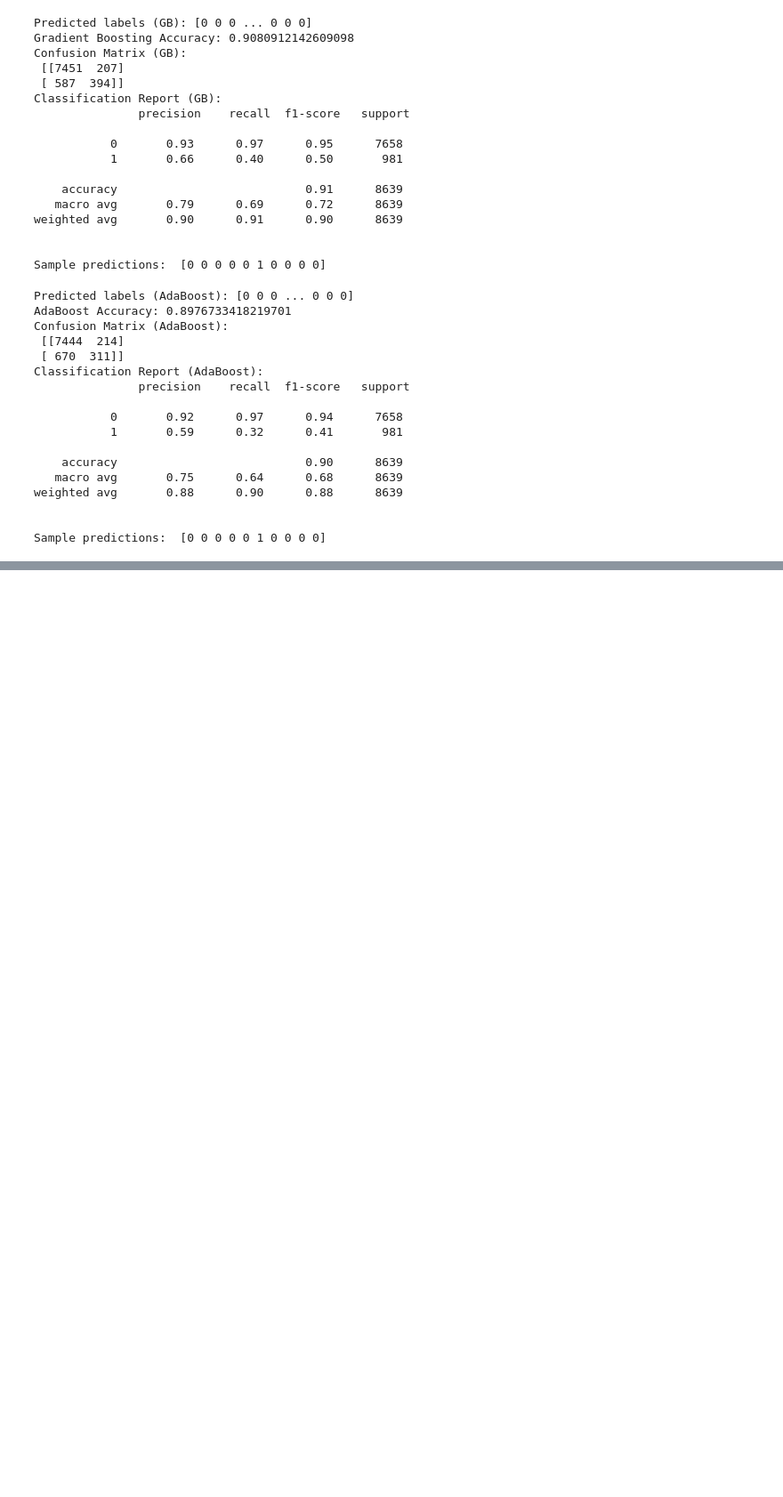
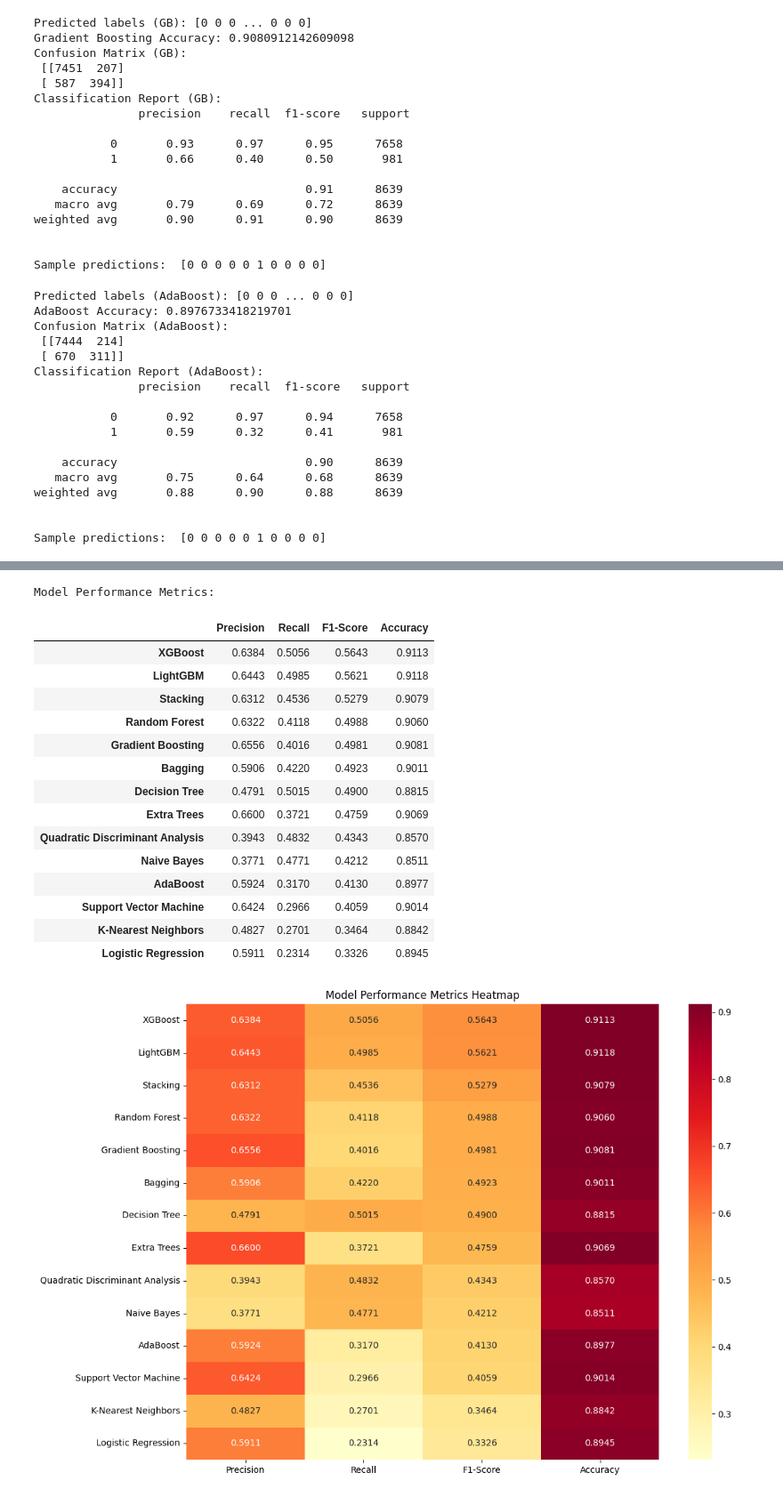
Before and after one commit to GHOST-DEKU/Mini-Project, a Jupyter notebook: bank-marketting.ipynb, the cells around one changed output, grey strips where cells are left out. Shown at 89% size. Cells and saved outputs as stored; diff of their text form; code cells hidden in the pictures; blank space fills up the shorter version.

Commit message:
Added a comaprision table at the end

```diff
--- a/bank-marketting.ipynb
+++ b/bank-marketting.ipynb
@@ -906,0 +863,77 @@ accuracy_df
+# %%
+from sklearn.metrics import precision_score, recall_score, f1_score, accuracy_score
+
+# Create a dictionary to store all metrics for each model
+model_metrics = {}
+
+def calculate_metrics(y_true, y_pred):
+    precision = precision_score(y_true, y_pred)
+    recall = recall_score(y_true, y_pred)
+    f1 = f1_score(y_true, y_pred)
+    accuracy = accuracy_score(y_true, y_pred)
+
+    return {
+        'Precision': precision,
+        'Recall': recall,
+        'F1-Score': f1,
+        'Accuracy': accuracy
+    }
+
+# Calculate metrics for each model
+models_dict = {
+    'Logistic Regression': (y_test, y_pred_lr),
+    'Random Forest': (y_test, y_pred_rf),
+    'XGBoost': (y_test, y_pred_xgb),
+    'K-Nearest Neighbors': (y_test, y_pred_knn),
+    'Support Vector Machine': (y_test, y_pred_svm),
+    'Decision Tree': (y_test, y_pred_dt),
+    'Naive Bayes': (y_test, y_pred_nb),
+    'Quadratic Discriminant Analysis': (y_test, y_pred_qda),
+    'Gradient Boosting': (y_test, y_pred_gb),
+    'AdaBoost': (y_test, y_pred_ada),
+    'LightGBM': (y_test, y_pred_lgb),
+    'Bagging': (y_test, y_pred_bag),
+    'Extra Trees': (y_test, y_pred_et),
+    'Stacking': (y_test, y_pred_stack)
+}
+
+for model_name, (y_true, y_pred) in models_dict.items():
+    model_metrics[model_name] = calculate_metrics(y_true, y_pred)
+
+# Convert to DataFrame for better visualization
+metrics_df = pd.DataFrame.from_dict(model_metrics, orient='index')
+
+# Sort by F1-Score descending
+metrics_df = metrics_df.sort_values(by='F1-Score', ascending=False)
+
+# Round values to 4 decimal places
+metrics_df = metrics_df.round(4)
+
+# Display the metrics
+print("Model Performance Metrics:")
+display(metrics_df)
+
+# Create a heatmap visualization
+plt.figure(figsize=(12, 8))
+sns.heatmap(metrics_df, annot=True, cmap='YlOrRd', fmt='.4f')
+plt.title('Model Performance Metrics Heatmap')
+plt.tight_layout()
+plt.show()
+# %% [output]
+Model Performance Metrics:
+|  | Precision | Recall | F1-Score | Accuracy |
+| XGBoost | 0.6384 | 0.5056 | 0.5643 | 0.9113 |
+| LightGBM | 0.6443 | 0.4985 | 0.5621 | 0.9118 |
+| Stacking | 0.6312 | 0.4536 | 0.5279 | 0.9079 |
+| Random Forest | 0.6322 | 0.4118 | 0.4988 | 0.9060 |
+| Gradient Boosting | 0.6556 | 0.4016 | 0.4981 | 0.9081 |
+| Bagging | 0.5906 | 0.4220 | 0.4923 | 0.9011 |
+| Decision Tree | 0.4791 | 0.5015 | 0.4900 | 0.8815 |
+| Extra Trees | 0.6600 | 0.3721 | 0.4759 | 0.9069 |
+| Quadratic Discriminant Analysis | 0.3943 | 0.4832 | 0.4343 | 0.8570 |
+| Naive Bayes | 0.3771 | 0.4771 | 0.4212 | 0.8511 |
+| AdaBoost | 0.5924 | 0.3170 | 0.4130 | 0.8977 |
+| Support Vector Machine | 0.6424 | 0.2966 | 0.4059 | 0.9014 |
+| K-Nearest Neighbors | 0.4827 | 0.2701 | 0.3464 | 0.8842 |
+| Logistic Regression | 0.5911 | 0.2314 | 0.3326 | 0.8945 |
+[figure, added]
```
Also changed, not shown: parts of 8 cells of this notebook.
